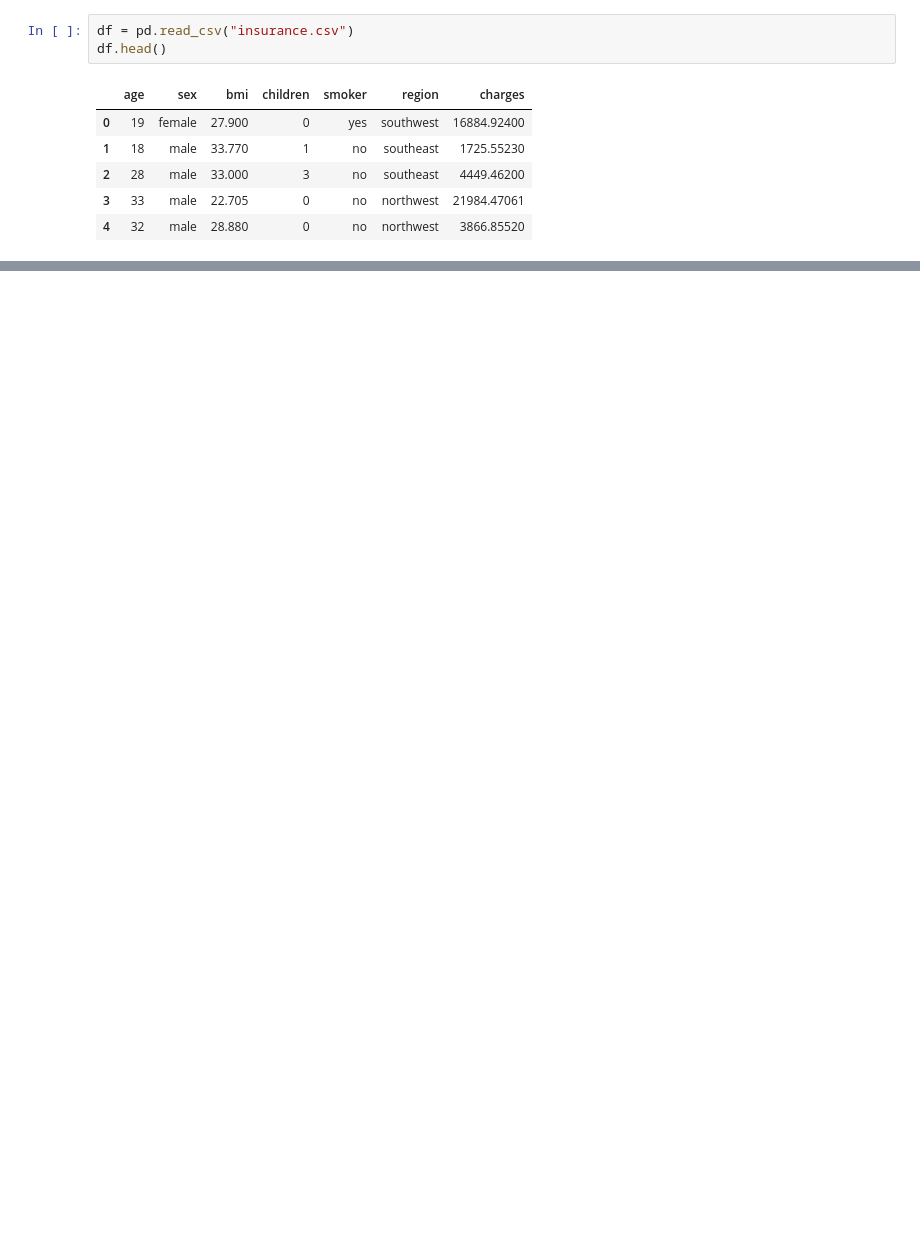
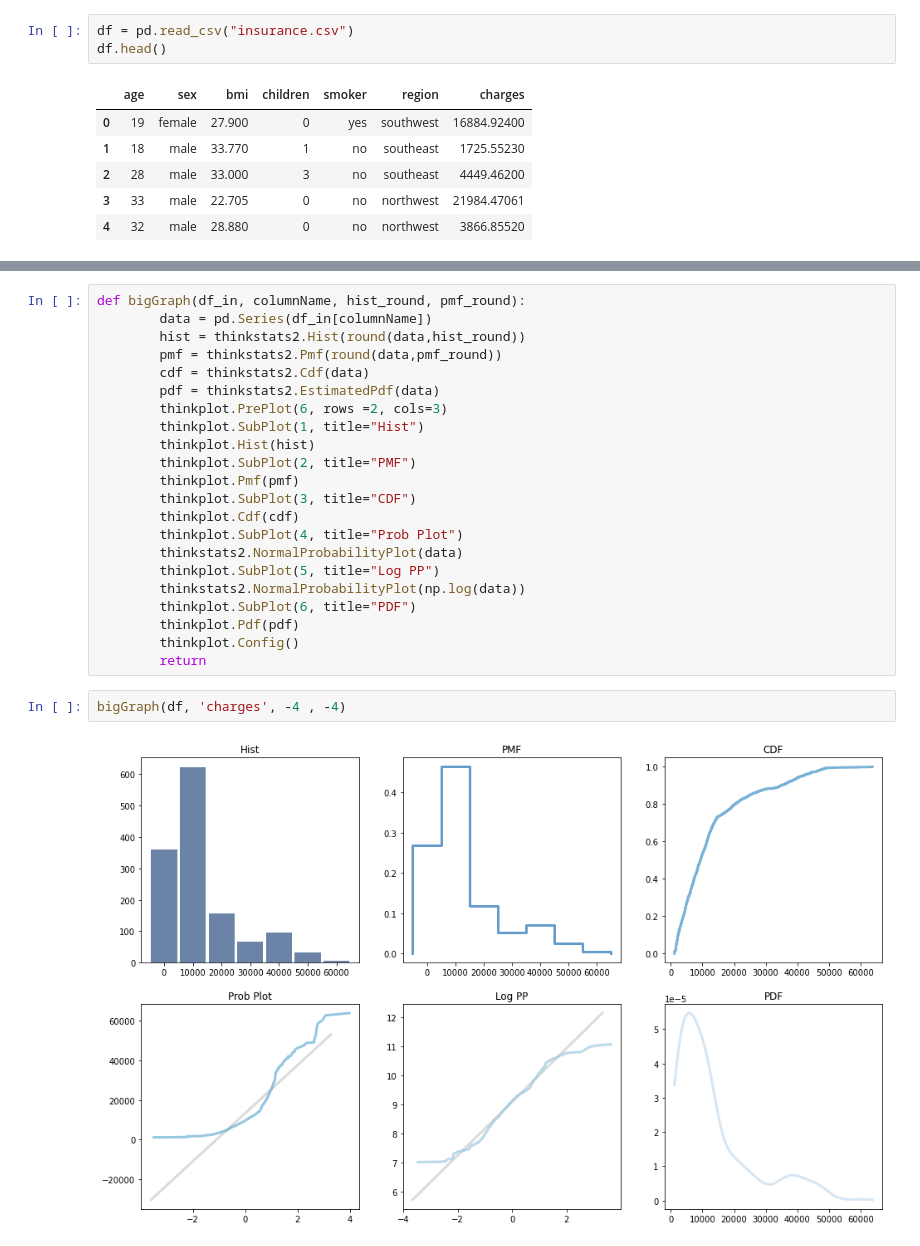
Before and after one commit to CcDenn/Data3450-project, a Jupyter notebook: 3450 project.ipynb, the cells around one changed output, grey strips where cells are left out. Cells and saved outputs as stored; diff of their text form; blank space fills up the shorter version.

```diff
--- a/3450 project.ipynb
+++ b/3450 project.ipynb
@@ -41,0 +77,26 @@ df2.head()
+# %%
+def bigGraph(df_in, columnName, hist_round, pmf_round):
+        data = pd.Series(df_in[columnName])
+        hist = thinkstats2.Hist(round(data,hist_round))
+        pmf = thinkstats2.Pmf(round(data,pmf_round))
+        cdf = thinkstats2.Cdf(data)
+        pdf = thinkstats2.EstimatedPdf(data)
+        thinkplot.PrePlot(6, rows =2, cols=3)
+        thinkplot.SubPlot(1, title="Hist")
+        thinkplot.Hist(hist)
+        thinkplot.SubPlot(2, title="PMF")
+        thinkplot.Pmf(pmf)
+        thinkplot.SubPlot(3, title="CDF")
+        thinkplot.Cdf(cdf)
+        thinkplot.SubPlot(4, title="Prob Plot")
+        thinkstats2.NormalProbabilityPlot(data)
+        thinkplot.SubPlot(5, title="Log PP")
+        thinkstats2.NormalProbabilityPlot(np.log(data))
+        thinkplot.SubPlot(6, title="PDF")
+        thinkplot.Pdf(pdf)
+        thinkplot.Config()
+        return
+# %%
+bigGraph(df, 'charges', -4 , -4)
+# %% [output]
+[figure, added]
```
Also changed, not shown: parts of 15 cells of this notebook.
